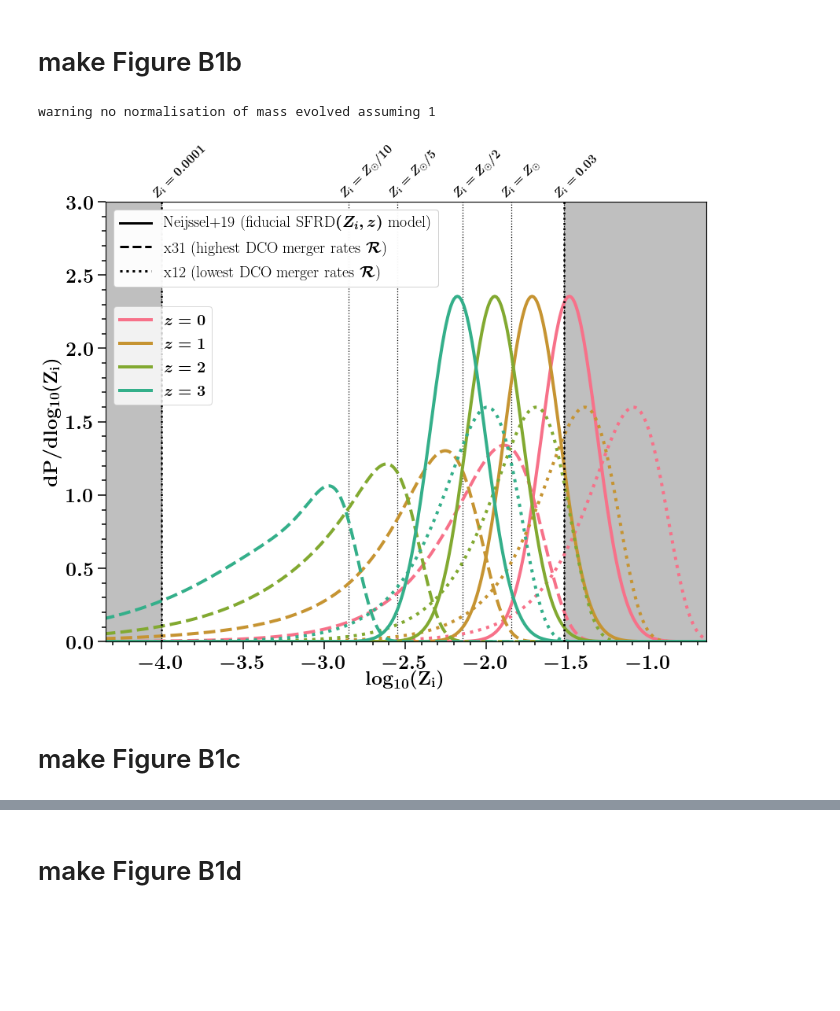
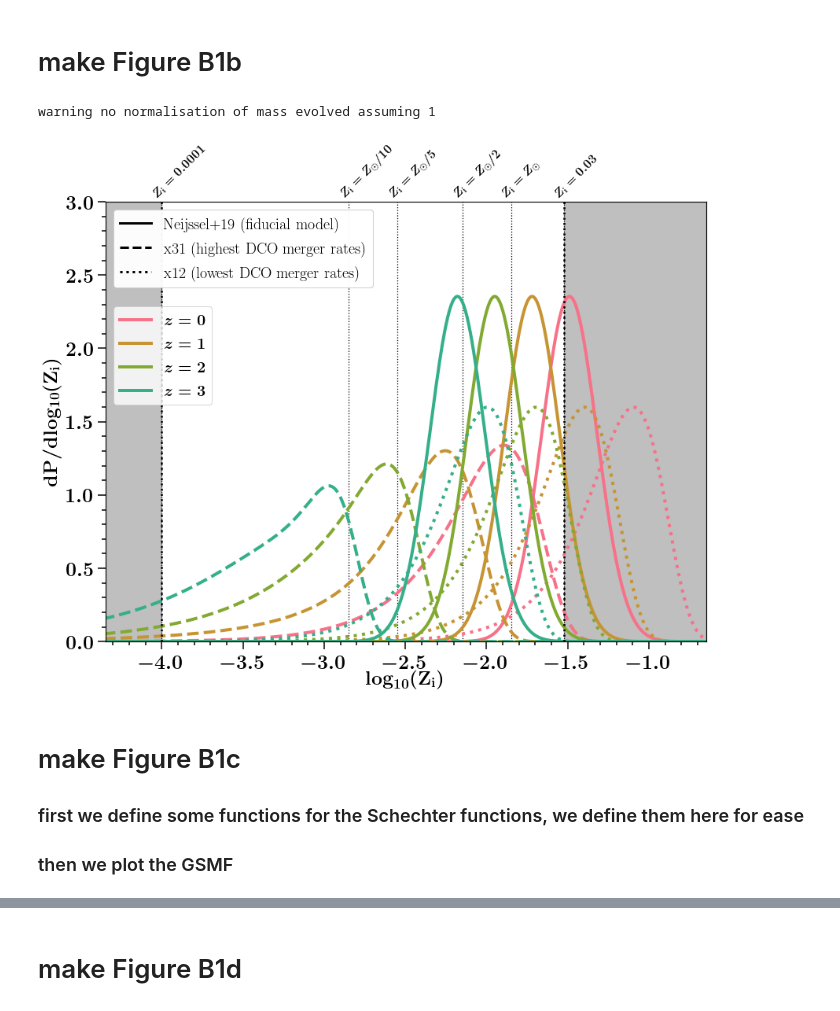
Before and after one commit to FloorBroekgaarden/BlackHole-NeutronStar, a Jupyter notebook: plottingCode/Fig_B1/make_Figure_B1.ipynb, the cells around one changed output, grey strips where cells are left out. Drawn from its saved outputs; the diff is of its cells as text; code cells hidden in the pictures; blank space fills up the shorter version.

```diff
--- a/plottingCode/Fig_B1/make_Figure_B1.ipynb
+++ b/plottingCode/Fig_B1/make_Figure_B1.ipynb
@@ -90,7 +90,7 @@ GSMFs      = [None                       ,'Furlong et al. (2015) Double', 'Pante
 MZs        = [None                       , 'Langer et al. (2006)'       , 'Langer et al. +offset (2006)'        ]#, 'Ma et al. (2015)'           , 'Ma et al. (2015)']
 
 linestyles = ['-'                        , '--'                         , ':'                           ]#, '-.'                         , '-.']
-labels     = ['Neijssel+19 (fiducial SFRD$(Z_i,z)$ model)'                 , r'x31 (highest DCO merger rates $\mathcal{R}$)'              , 'x12 (lowest DCO merger rates $\mathcal{R}$)']#, 'Ma et al. (2015)'           , 'Ma 2']
+labels     = ['Neijssel+19 (fiducial model)'                 , r'x31 (highest DCO merger rates)'              , 'x12 (lowest DCO merger rates)']#, 'Ma et al. (2015)'           , 'Ma 2']
 
 
 cm       = plt.get_cmap('viridis')
@@ -183,33 +183,36 @@ second_legend = axes.legend(handles=handles2, loc=2,  prop={'size':20}, ncol=1)
 axes.add_artist(second_legend)
 
 
 # plot Z values for some fixed metallicities
 text_list = [r'$Z_{\rm{i}}=Z_{\odot}$', r'$Z_{\rm{i}}=Z_{\odot}/2$', \
              r'$Z_{\rm{i}}=Z_{\odot}/5$',  r'$Z_{\rm{i}}=Z_{\odot}/10$',\
              r'$Z_{\rm{i}}=0.0001$', r'$Z_{\rm{i}}=0.03$' , r'$Z_{\rm{i}}=0.002$']
 for zz_ind, zz in enumerate([np.log10(solar), \
                              np.log10(0.5*solar),np.log10(0.2*solar), np.log10(0.1*solar), np.log10(0.0001),\
                              np.log10(0.03)]): #, np.log10(0.002)]) :
     axes.plot([zz,zz], [0,top_y+1], \
                      c='k',\
                      lw=1.3, alpha=1, linestyle=':', zorder=1)
     axes.text(zz-0.06, top_y+0.01, s=text_list[zz_ind], fontsize=fs-4.5, verticalalignment='bottom', rotation=45)
 
 
 
 
 
 
 axes = layoutAxes(axes, nameX=nameX, nameY=nameY)
 axes.set_ylim(bottom=0, top=top_y)
 axes.set_xlim(np.log10((10**(-2.5))*solar), np.log10((10**(1.2))*solar))
 plt.tight_layout()
 plt.savefig('./ZvsPDF.png', dpi=600, bbox_inches='tight')
 plt.savefig('./ZvsPDF.pdf',bbox_inches='tight')
 plt.show()
 plt.close()
 # %% [output]
 warning no normalisation of mass evolved assuming 1
-[figure, old version]
+[figure, new version]
-# %% [markdown]
-# make Figure B1c
+# %% [markdown]
+# make Figure B1c
+
+### first we define some functions for the Schechter functions, we define them here for ease
+### then we plot the GSMF
```
Also changed, not shown: parts of 3 cells of this notebook, 2 other files.
